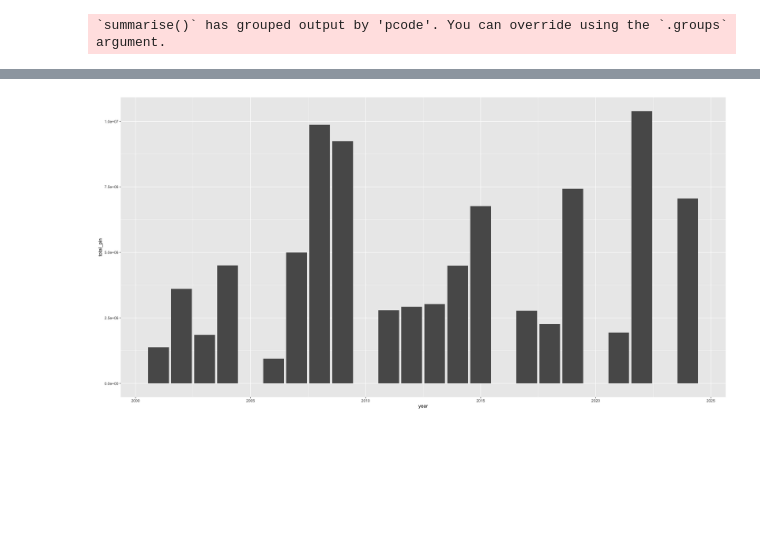
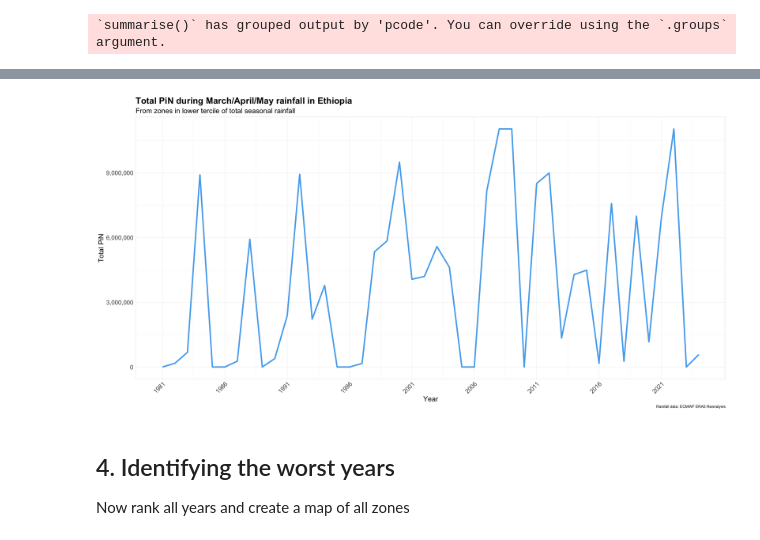
Before and after one commit to OCHA-DAP/ds-aa-eth-drought, a Jupyter notebook: analysis/03_0_pin_analysis.ipynb, the cells around one changed output, grey strips where cells are left out. Saved outputs shown, nothing was run; the diff lists cells and outputs as text; code cells hidden in the pictures; blank space fills up the shorter version.

Commit message:
Switch to ERA5 data and add more plots

```diff
--- a/analysis/03_0_pin_analysis.ipynb
+++ b/analysis/03_0_pin_analysis.ipynb
@@ -170,6 +189,8 @@ df_imerg_filtered <- df_imerg %>%
 # %%
-df_mam_by_zone <- df_imerg_filtered %>%
+df_mam_by_zone <- df_era5_filtered %>%
     mutate(year = year(valid_date), month = month(valid_date)) %>%
+    # Specifically for ERA5 as values are monthly estimates for total daily precip
+    mutate(mean = mean * 30) %>%
     filter(month %in% c(3, 4, 5)) %>%
     group_by(pcode, year) %>%
     summarise(total_rainfall_mam = sum(mean, na.rm=TRUE)) %>%
@@ -229,6 +240,9 @@ gdf_merged <- df_mam_by_zone %>%
 # %%
 df_pin_mam <- gdf_merged %>%
     group_by(year) %>%
-    summarise(total_pin = sum(TotalPin, na.rm=TRUE)) %>%
+    summarise(
+        total_pin = sum(TotalPin, na.rm=TRUE),
+        affected_zones = paste(pcode[TotalPin != 0], collapse = ", ")
+    ) %>%
     ungroup() %>%
     arrange(year)
@@ -257,5 +249,29 @@ A tibble: 24 × 2
 # %%
 ggplot(df_pin_mam, aes(x=year, y=total_pin)) +
-  geom_bar(stat = "identity")
+    geom_line(color = "#55ACEE", size = 1.5) +
+    # TODO: This is pretty manual...
+    # geom_point(x=2012, y=8990095.8, size=5, color="#F2645A") +
+    scale_x_continuous(breaks = seq(min(df_pin_mam$year), max(df_pin_mam$year), by = 5)) +
+    scale_y_continuous(labels = comma_format(big.mark = ",")) +
+    base_graph_theme +
+    theme(
+        axis.text.x = element_text(size = 14),
+        axis.text.y = element_text(size = 14),
+        panel.grid.major = element_line(color = "grey90", linewidth = 0.2),
+        panel.grid.minor = element_line(color = "grey90", linewidth = 0.1),
+    ) +
+  labs(
+    title = "Total PiN during March/April/May rainfall in Ethiopia",
+    subtitle = "From zones in lower tercile of total seasonal rainfall",
+    caption = "Rainfall data: ECMWF ERA5 Reanalysis",
+    x = "Year",
+    y = "Total PiN",
+  )
+
+# ggsave("total_pin.png", width = 30, height = 10, units = "cm")
 # %% [output]
-[figure, old version]
+[figure, new version]
+# %% [markdown]
+## 4. Identifying the worst years
+
+Now rank all years and create a map of all zones
```
Also changed, not shown: parts of 18 cells of this notebook.
